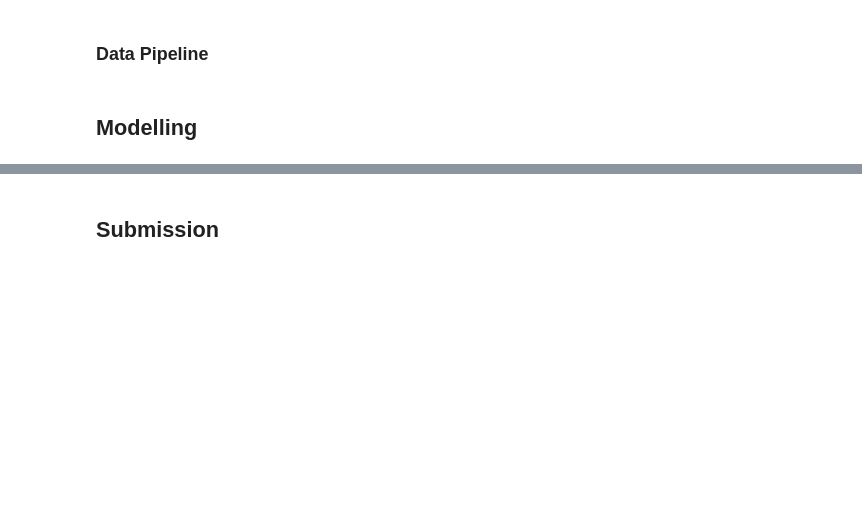
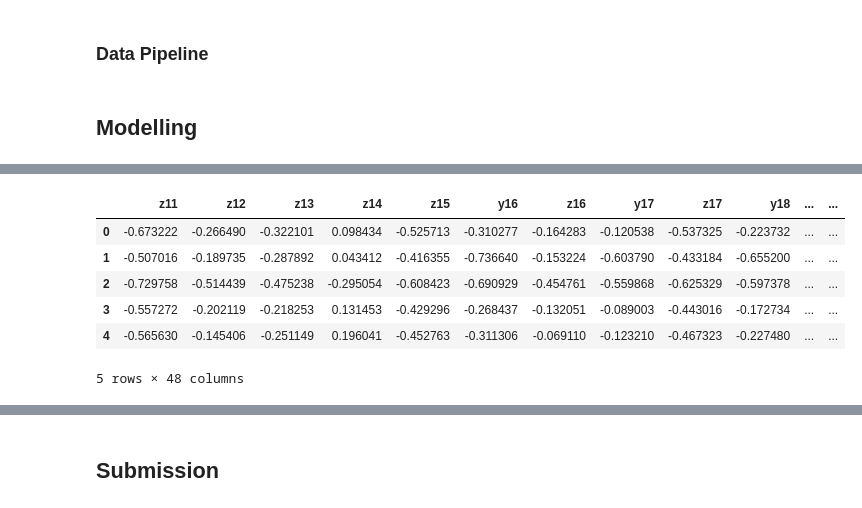
Before and after one commit to adli-arindra/DATASLAYER-ASOY, a Jupyter notebook: main.ipynb, the cells around one changed output, grey strips where cells are left out. Saved outputs shown, nothing was run; the diff lists cells and outputs as text; code cells hidden in the pictures; blank space fills up the shorter version.

```diff
--- a/main.ipynb
+++ b/main.ipynb
@@ -158,8 +239,9 @@ def pipeline(df: pd.DataFrame, train: bool = False) -> pd.DataFrame:
     df = handle_missing(df, train)
     df = set_data_type(df)
     if train: df = remove_duplicates(df)
-    df = apply_winsorization(df)
-    df = apply_pca(df)
+    df = apply_pca0(df)
+    df = apply_pca1(df)
+    df = apply_pca2(df)
     df = scale(df, train)
     return df
 # %% [markdown]
@@ -169,3 +253,13 @@ processed_df = pipeline(df, True)
+# %%
+processed_df.head()
+# %% [output]
+|  | z11 | z12 | z13 | z14 | z15 | y16 | z16 | y17 | z17 | y18 | ... | ... |
+| 0 | -0.673222 | -0.266490 | -0.322101 | 0.098434 | -0.525713 | -0.310277 | -0.164283 | -0.120538 | -0.537325 | -0.223732 | ... | ... |
+| 1 | -0.507016 | -0.189735 | -0.287892 | 0.043412 | -0.416355 | -0.736640 | -0.153224 | -0.603790 | -0.433184 | -0.655200 | ... | ... |
+| 2 | -0.729758 | -0.514439 | -0.475238 | -0.295054 | -0.608423 | -0.690929 | -0.454761 | -0.559868 | -0.625329 | -0.597378 | ... | ... |
+| 3 | -0.557272 | -0.202119 | -0.218253 | 0.131453 | -0.429296 | -0.268437 | -0.132051 | -0.089003 | -0.443016 | -0.172734 | ... | ... |
+| 4 | -0.565630 | -0.145406 | -0.251149 | 0.196041 | -0.452763 | -0.311306 | -0.069110 | -0.123210 | -0.467323 | -0.227480 | ... | ... |
+5 rows × 48 columns
 # %%
 train_set, val_set = train_test_split(
     processed_df, test_size = 0.2,
```
Also changed, not shown: parts of 7 cells of this notebook, 1 other file.
